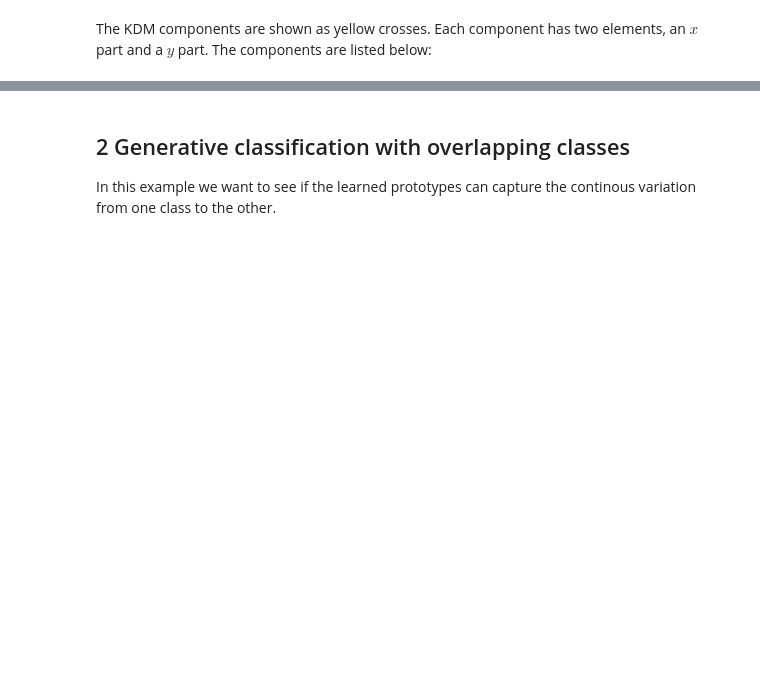
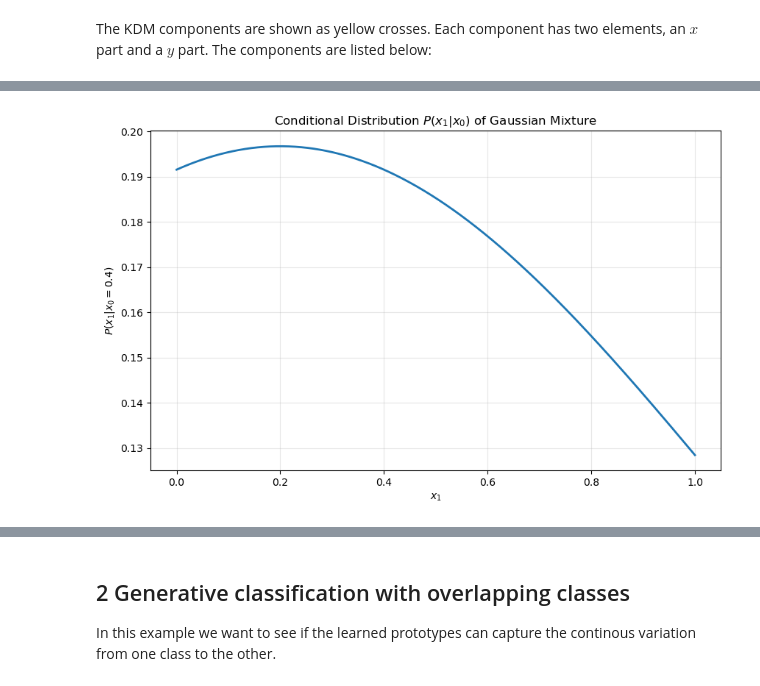
Before and after one commit to fagonzalezo/kdm, a Jupyter notebook: examples/kdm_generative_test.ipynb, the cells around one changed output, grey strips where cells are left out. Saved outputs shown, nothing was run; the diff lists cells and outputs as text; code cells hidden in the pictures; blank space fills up the shorter version.

```diff
--- a/examples/kdm_generative_test.ipynb
+++ b/examples/kdm_generative_test.ipynb
@@ -185,0 +225,82 @@ Component 29
+# %%
+# Calculate the conditional distribution P(x_1 | x_0) for the Gaussian mixture
+
+# Parameters for the conditional distribution
+# For a bivariate Gaussian mixture, P(x_1 | x_0) = sum_k P(k | x_0) * N(x_1 | mu_1_k|0, sigma_1_k|0)
+
+from scipy.stats import multivariate_normal, norm
+
+def conditional_pdf_mixture(x0, x1, means, covs, weights):
+    """
+    Calculate the conditional probability density P(x_1 | x_0) for a Gaussian mixture.
+
+    Assumes x0 and x1 are 1-dimensional features, meaning the joint GMM is 2-dimensional.
+
+    Args:
+        x0: scalar or array of conditioning values for x_0
+        x1: scalar or array of values for x_1
+        means: list of mean vectors for each component (each of shape (2,))
+        covs: list of covariance matrices for each component (each of shape (2, 2))
+        weights: list of mixture weights (must sum to 1)
+
+    Returns:
+        Conditional density P(x_1 | x_0) evaluated at the given (x0, x1) pairs.
+    """
+    # Convert inputs to numpy arrays and ensure they share the same shape
+    x0 = np.asarray(x0, dtype=np.float64)
+    x1 = np.asarray(x1, dtype=np.float64)
+    x0, x1 = np.broadcast_arrays(x0, x1)
+
+    marginal_prob = np.zeros_like(x0)
+    joint_prob = np.zeros_like(x0)
+
+    # Iterate over each Gaussian component in the mixture
+    for mean, cov, weight in zip(means, covs, weights):
+        mean = np.asarray(mean)
+        cov = np.asarray(cov)
+
+        # Validate that the joint distribution is 2-dimensional (1 dim for x0, 1 for x1)
+        if mean.shape[0] != 2 or cov.shape != (2, 2):
+            raise ValueError("This function assumes x0 and x1 are scalar features so "
+                             "the joint space is 2-dimensional. Expected mean shape (2,) "
+                             f"and cov shape (2,2), but got {mean.shape} and {cov.shape}.")
+
+        # 1. Marginal parameters for x0
+        mean_0 = mean[0]
+        cov_00 = cov[0, 0]
+
+        # 2. Stack x0 and x1 into a single position array for the joint 2D distribution
+        # This elegantly handles both scalar inputs and N-dimensional grids
+        pos = np.stack((x0, x1), axis=-1)
+
+        # 3. Evaluate the marginal and joint PDFs for this specific component
+        comp_marginal = weight * norm.pdf(x0, loc=mean_0, scale=np.sqrt(cov_00))
+        comp_joint = weight * multivariate_normal.pdf(pos, mean=mean, cov=cov)
+
+        # Accumulate the total probabilities across the mixture
+        marginal_prob += comp_marginal
+        joint_prob += comp_joint
+
+    # Calculate conditional probability P(x1 | x0) = P(x0, x1) / P(x0)
+    # We use np.where to prevent division by zero in regions where P(x0) is effectively zero
+    with np.errstate(divide='ignore', invalid='ignore'):
+        cond_pdf = np.where(marginal_prob > 1e-15, joint_prob / marginal_prob, 0.0)
+
+    return cond_pdf
+
+# Calculate P(x_1 | x_0 = 0.5)
+x0_val = 0.4
+x1_vals = np.linspace(0, 1, 500)
+conditional_dens = conditional_pdf_mixture(x0_val, x1_vals, means, covs, weights)
+
+# Plot the conditional distribution
+plt.figure(figsize=(10, 6))
+plt.plot(x1_vals, conditional_dens, linewidth=2)
+#plt.fill_between(x1_vals, conditional_dens, alpha=0.3)
+plt.xlabel('$x_1$')
+plt.ylabel('$P(x_1 | x_0 = {})$'.format(x0_val))
+plt.title('Conditional Distribution $P(x_1 | x_0)$ of Gaussian Mixture')
+plt.grid(True, alpha=0.3)
+plt.show()
+# %% [output]
+[figure, added]
```
Also changed, not shown: parts of 13 cells of this notebook, 1 other file.
